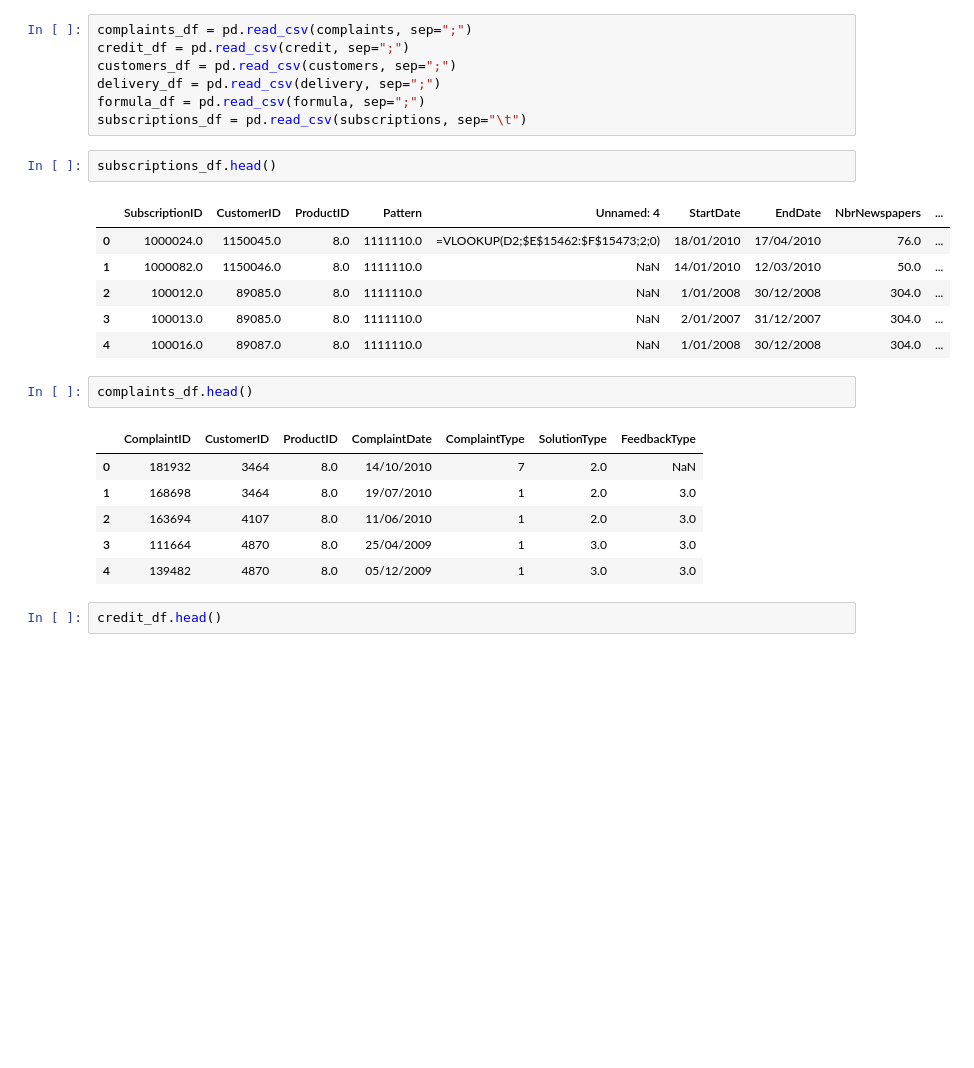
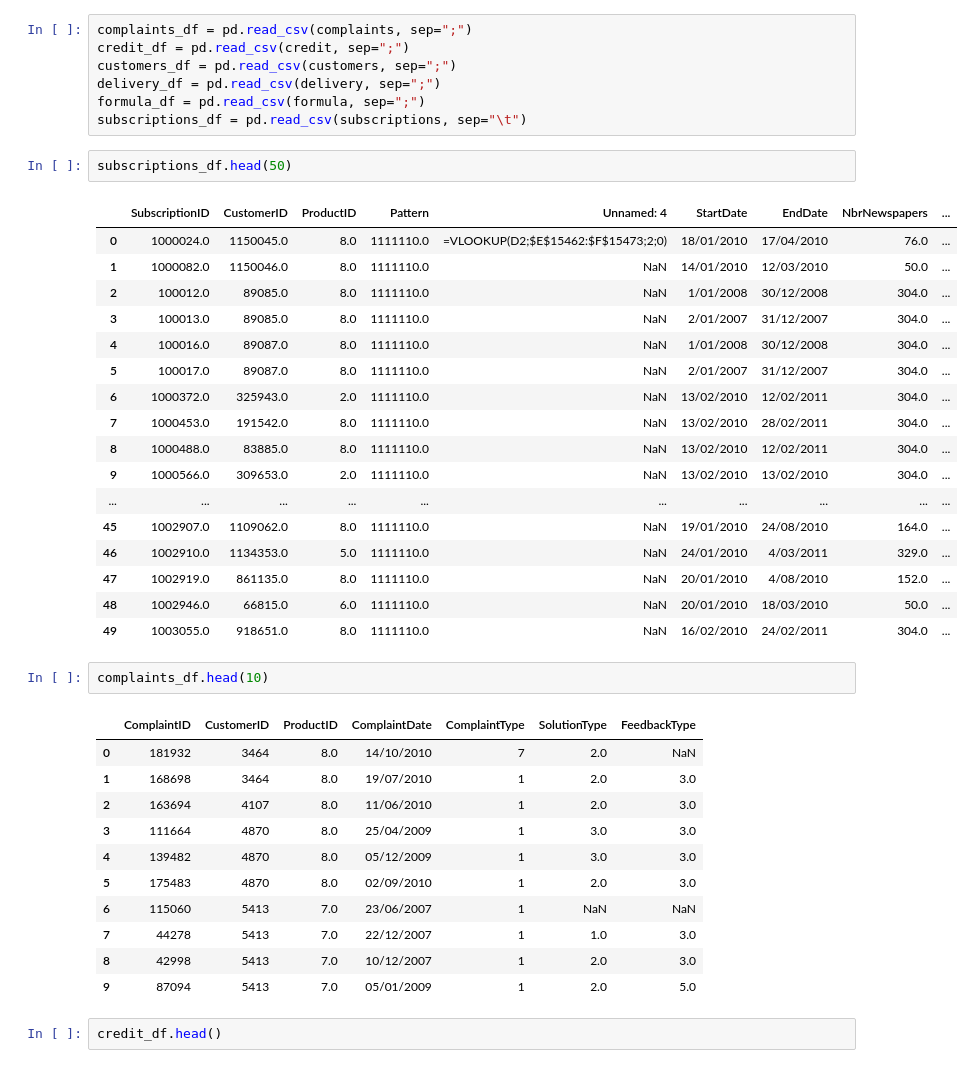
Before and after one commit to mkmritunjay/classificationNPC, a Jupyter notebook: classificationNPC.ipynb, the cells around one changed output. Cells and saved outputs as stored; diff of their text form; blank space fills up the shorter version.

```diff
--- a/classificationNPC.ipynb
+++ b/classificationNPC.ipynb
@@ -16,16 +16,27 @@ delivery_df = pd.read_csv(delivery, sep=";")
 formula_df = pd.read_csv(formula, sep=";")
 subscriptions_df = pd.read_csv(subscriptions, sep="\t")
 # %%
-subscriptions_df.head()
+subscriptions_df.head(50)
 # %% [output]
 |  | SubscriptionID | CustomerID | ProductID | Pattern | Unnamed: 4 | StartDate | EndDate | NbrNewspapers | ... |
 | 0 | 1000024.0 | 1150045.0 | 8.0 | 1111110.0 | =VLOOKUP(D2;$E$15462:$F$15473;2;0) | 18/01/2010 | 17/04/2010 | 76.0 | ... |
 | 1 | 1000082.0 | 1150046.0 | 8.0 | 1111110.0 | NaN | 14/01/2010 | 12/03/2010 | 50.0 | ... |
 | 2 | 100012.0 | 89085.0 | 8.0 | 1111110.0 | NaN | 1/01/2008 | 30/12/2008 | 304.0 | ... |
 | 3 | 100013.0 | 89085.0 | 8.0 | 1111110.0 | NaN | 2/01/2007 | 31/12/2007 | 304.0 | ... |
 | 4 | 100016.0 | 89087.0 | 8.0 | 1111110.0 | NaN | 1/01/2008 | 30/12/2008 | 304.0 | ... |
+| 5 | 100017.0 | 89087.0 | 8.0 | 1111110.0 | NaN | 2/01/2007 | 31/12/2007 | 304.0 | ... |
+| 6 | 1000372.0 | 325943.0 | 2.0 | 1111110.0 | NaN | 13/02/2010 | 12/02/2011 | 304.0 | ... |
+| 7 | 1000453.0 | 191542.0 | 8.0 | 1111110.0 | NaN | 13/02/2010 | 28/02/2011 | 304.0 | ... |
+| 8 | 1000488.0 | 83885.0 | 8.0 | 1111110.0 | NaN | 13/02/2010 | 12/02/2011 | 304.0 | ... |
+| 9 | 1000566.0 | 309653.0 | 2.0 | 1111110.0 | NaN | 13/02/2010 | 13/02/2010 | 304.0 | ... |
+| ... | ... | ... | ... | ... | ... | ... | ... | ... | ... |
+| 45 | 1002907.0 | 1109062.0 | 8.0 | 1111110.0 | NaN | 19/01/2010 | 24/08/2010 | 164.0 | ... |
+| 46 | 1002910.0 | 1134353.0 | 5.0 | 1111110.0 | NaN | 24/01/2010 | 4/03/2011 | 329.0 | ... |
+| 47 | 1002919.0 | 861135.0 | 8.0 | 1111110.0 | NaN | 20/01/2010 | 4/08/2010 | 152.0 | ... |
+| 48 | 1002946.0 | 66815.0 | 6.0 | 1111110.0 | NaN | 20/01/2010 | 18/03/2010 | 50.0 | ... |
+| 49 | 1003055.0 | 918651.0 | 8.0 | 1111110.0 | NaN | 16/02/2010 | 24/02/2011 | 304.0 | ... |
 # %%
-complaints_df.head()
+complaints_df.head(10)
 # %% [output]
 |  | ComplaintID | CustomerID | ProductID | ComplaintDate | ComplaintType | SolutionType | FeedbackType |
 | 0 | 181932 | 3464 | 8.0 | 14/10/2010 | 7 | 2.0 | NaN |
@@ -33,6 +44,11 @@ complaints_df.head()
 | 2 | 163694 | 4107 | 8.0 | 11/06/2010 | 1 | 2.0 | 3.0 |
 | 3 | 111664 | 4870 | 8.0 | 25/04/2009 | 1 | 3.0 | 3.0 |
 | 4 | 139482 | 4870 | 8.0 | 05/12/2009 | 1 | 3.0 | 3.0 |
+| 5 | 175483 | 4870 | 8.0 | 02/09/2010 | 1 | 2.0 | 3.0 |
+| 6 | 115060 | 5413 | 7.0 | 23/06/2007 | 1 | NaN | NaN |
+| 7 | 44278 | 5413 | 7.0 | 22/12/2007 | 1 | 1.0 | 3.0 |
+| 8 | 42998 | 5413 | 7.0 | 10/12/2007 | 1 | 2.0 | 3.0 |
+| 9 | 87094 | 5413 | 7.0 | 05/01/2009 | 1 | 2.0 | 5.0 |
 # %%
 credit_df.head()
 # %% [output]
```
